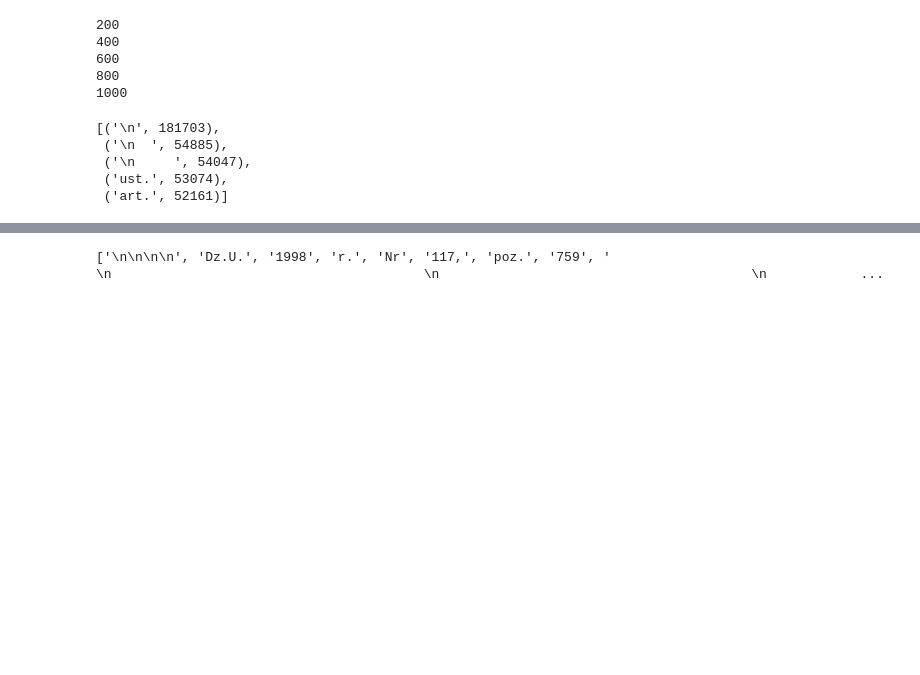
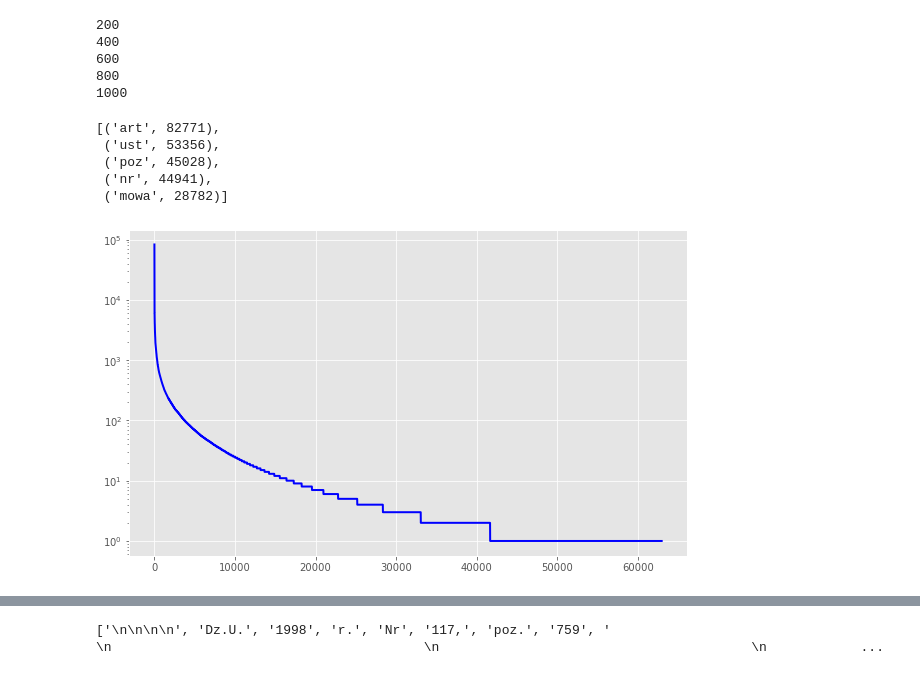
Before and after one commit to sgrzegorz/natural-language-processing, a Jupyter notebook: 03lavenshtein/lab3-spacy.ipynb, the cells around one changed output, grey strips where cells are left out. Cells and saved outputs as stored; diff of their text form; code cells hidden in the pictures; blank space fills up the shorter version.

```diff
--- a/03lavenshtein/lab3-spacy.ipynb
+++ b/03lavenshtein/lab3-spacy.ipynb
@@ -19,6 +19,11 @@ import pickle
 import spacy
 from collections import Counter
 from spacy.tokenizer import *
+import string
+import matplotlib
+import matplotlib.pyplot as plt
+matplotlib.style.use('ggplot')
+%matplotlib inline
 # %% [markdown]
 1. Make sure the texts in the corpus does not contain HTML code.
 2. Use SpaCy [tokenizer API](https://spacy.io/api/tokenizer) to tokenize the text from the cleaned law corpus.
@@ -60,9 +65,11 @@ for filename in os.listdir(path):
     with open(os.path.join(path, filename), 'r',encoding='utf-8') as f: # open in readonly mode
         text = f.read()
         text = regex.sub(r'\s+', ' ',text)
+        text = text.translate(str.maketrans('', '', string.punctuation))
+        text = text.lower()
 
         doc = tokenizer(text)
-        words = [token.text for token in doc if token.is_stop != True and token.is_punct != True]
+        words = [token.text for token in doc if token.is_stop != True and token.is_punct != True and len(token.text) >1 and token.text.isalpha and not token.text.isdigit() ]
 #         words = [x for x in words if len(x)>1 and ]
         file_tokens[f.name] = words
         word_freq = Counter(words)
@@ -86,8 +93,20 @@ for counting in word_freq.values():
 # %%
 word_freq_total.most_common(5)
 # %% [output]
-[('\n', 181703),
- ('\n  ', 54885),
- ('\n     ', 54047),
- ('ust.', 53074),
- ('art.', 52161)]
+[('art', 82771),
+ ('ust', 53356),
+ ('poz', 45028),
+ ('nr', 44941),
+ ('mowa', 28782)]
+# %%
+freq = [freq for (_,freq) in word_freq_total.most_common()]
+fig = plt.figure(figsize=(10,6))
+ax = fig.add_subplot(111)
+
+ax.plot(range(1,len(word_freq_total)+1),freq, color='blue', lw=2)
+
+ax.set_yscale('log')
+
+plt.show()
+# %% [output]
+[figure, added]
```
Also changed, not shown: parts of 6 cells of this notebook.
